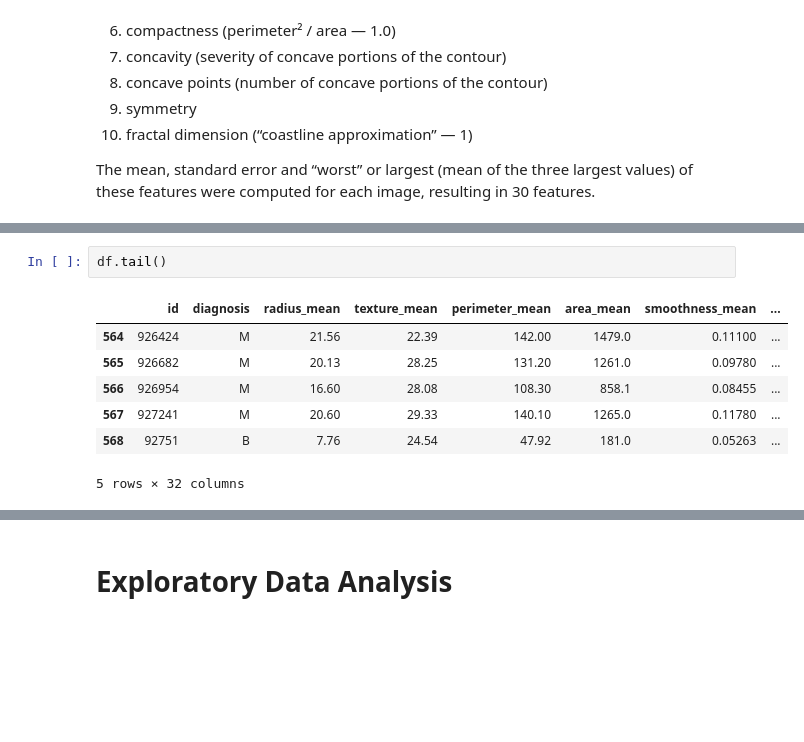
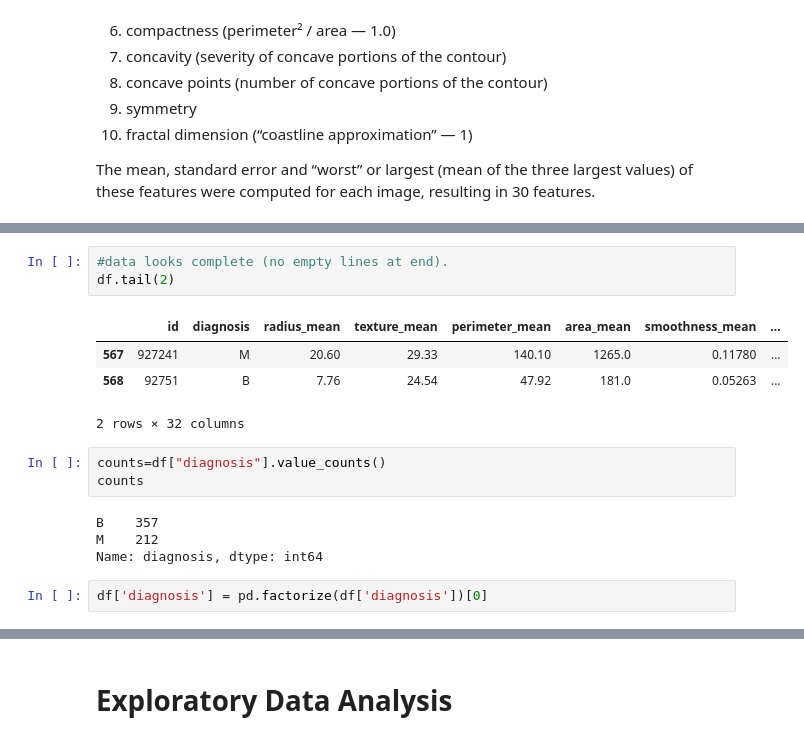
Before and after one commit to mars12161/bayer_challenge_d_life, a Jupyter notebook: breast_cancer_analysis.ipynb, the cells around one changed output, grey strips where cells are left out. Saved outputs shown, nothing was run; the diff lists cells and outputs as text; blank space fills up the shorter version.

```diff
--- a/breast_cancer_analysis.ipynb
+++ b/breast_cancer_analysis.ipynb
@@ -58,12 +65,19 @@ df.head()
 | 4 | 84358402 | M | 20.29 | 14.34 | 135.10 | 1297.0 | 0.10030 | ... |
 5 rows × 32 columns
 # %%
-df.tail()
+#data looks complete (no empty lines at end).
+df.tail(2)
 # %% [output]
 |  | id | diagnosis | radius_mean | texture_mean | perimeter_mean | area_mean | smoothness_mean | ... |
-| 564 | 926424 | M | 21.56 | 22.39 | 142.00 | 1479.0 | 0.11100 | ... |
-| 565 | 926682 | M | 20.13 | 28.25 | 131.20 | 1261.0 | 0.09780 | ... |
-| 566 | 926954 | M | 16.60 | 28.08 | 108.30 | 858.1 | 0.08455 | ... |
 | 567 | 927241 | M | 20.60 | 29.33 | 140.10 | 1265.0 | 0.11780 | ... |
 | 568 | 92751 | B | 7.76 | 24.54 | 47.92 | 181.0 | 0.05263 | ... |
-5 rows × 32 columns
+2 rows × 32 columns
+# %%
+counts=df["diagnosis"].value_counts()
+counts
+# %% [output]
+B    357
+M    212
+Name: diagnosis, dtype: int64
+# %%
+df['diagnosis'] = pd.factorize(df['diagnosis'])[0]
```
Also changed, not shown: parts of 70 cells of this notebook, 6 other files.
